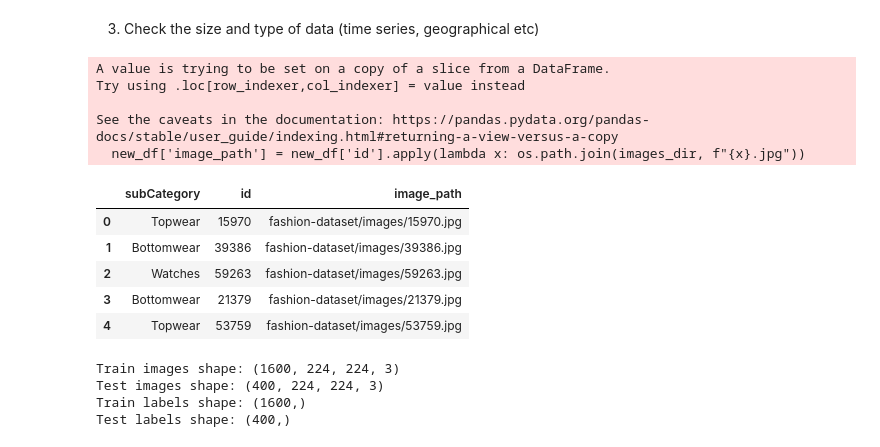
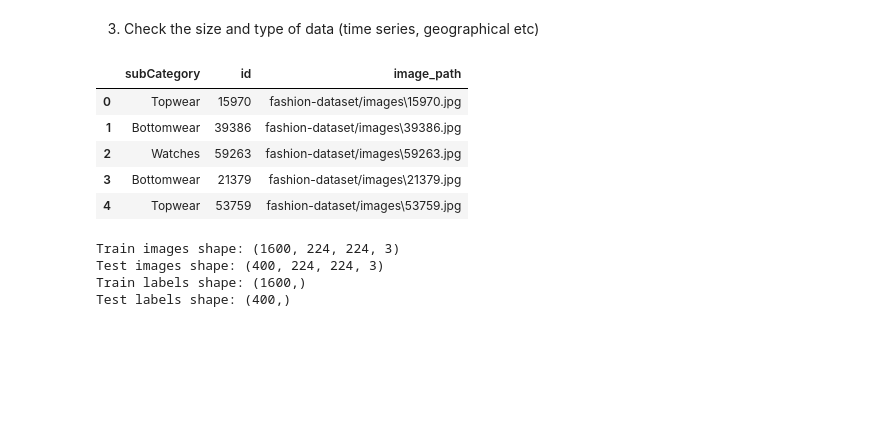
Before and after one commit to Sedilin/MAL1---Final-Project, a Jupyter notebook: 7. Final Group Project.ipynb, the cells around one changed output. Drawn from its saved outputs; the diff is of its cells as text; code cells hidden in the pictures; blank space fills up the shorter version.

```diff
--- a/7. Final Group Project.ipynb
+++ b/7. Final Group Project.ipynb
@@ -56,31 +57,24 @@ styles_df.head()
 # %% [markdown]
 3. Check the size and type of data (time series, geographical etc)
 # %%
-import os
-
 # Create a new DataFrame with only 'masterCategory' and 'id' columns
-new_df = styles_df[['subCategory', 'id']]
+new_df = styles_df[['subCategory', 'id']].copy()
 
 # Define the path to the images directory
 images_dir = 'fashion-dataset/images'
 
 # Create a new column 'image_path' in new_df with the corresponding image paths
 new_df['image_path'] = new_df['id'].apply(lambda x: os.path.join(images_dir, f"{x}.jpg"))
 
 # Display the first few rows of the updated DataFrame
 new_df.head()
 # %% [output]
-A value is trying to be set on a copy of a slice from a DataFrame.
-Try using .loc[row_indexer,col_indexer] = value instead
-
-See the caveats in the documentation: https://pandas.pydata.org/pandas-docs/stable/user_guide/indexing.html#returning-a-view-versus-a-copy
-  new_df['image_path'] = new_df['id'].apply(lambda x: os.path.join(images_dir, f"{x}.jpg"))
 |  | subCategory | id | image_path |
-| 0 | Topwear | 15970 | fashion-dataset/images/15970.jpg |
-| 1 | Bottomwear | 39386 | fashion-dataset/images/39386.jpg |
-| 2 | Watches | 59263 | fashion-dataset/images/59263.jpg |
-| 3 | Bottomwear | 21379 | fashion-dataset/images/21379.jpg |
-| 4 | Topwear | 53759 | fashion-dataset/images/53759.jpg |
+| 0 | Topwear | 15970 | fashion-dataset/images\15970.jpg |
+| 1 | Bottomwear | 39386 | fashion-dataset/images\39386.jpg |
+| 2 | Watches | 59263 | fashion-dataset/images\59263.jpg |
+| 3 | Bottomwear | 21379 | fashion-dataset/images\21379.jpg |
+| 4 | Topwear | 53759 | fashion-dataset/images\53759.jpg |
 # %%
 # Filter the DataFrame based on the 'subCategory' values
 filtered_df = new_df[new_df['subCategory'].isin(['Topwear', 'Bottomwear', 'Watches', 'Shoes', 'Belts',
```
Also changed, not shown: parts of 7 cells of this notebook.
